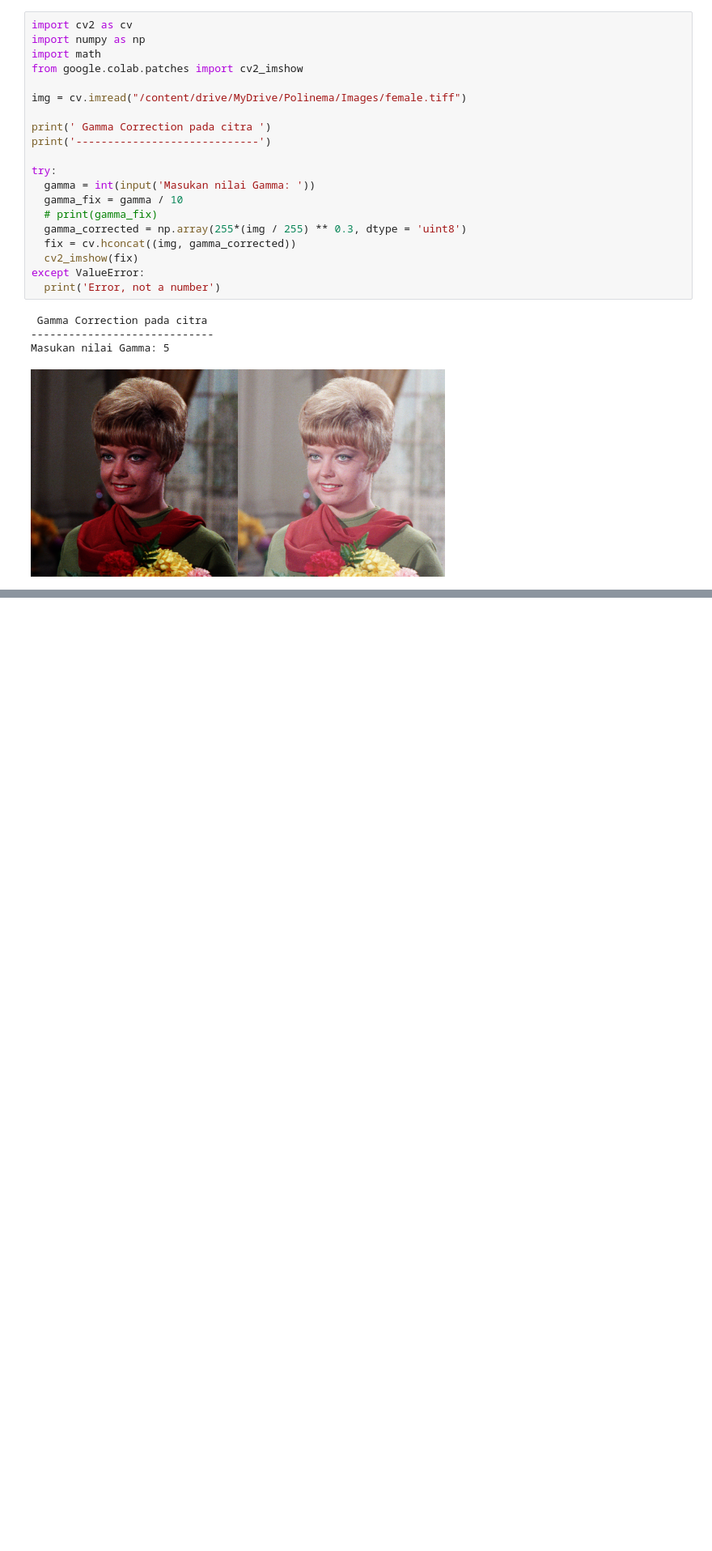
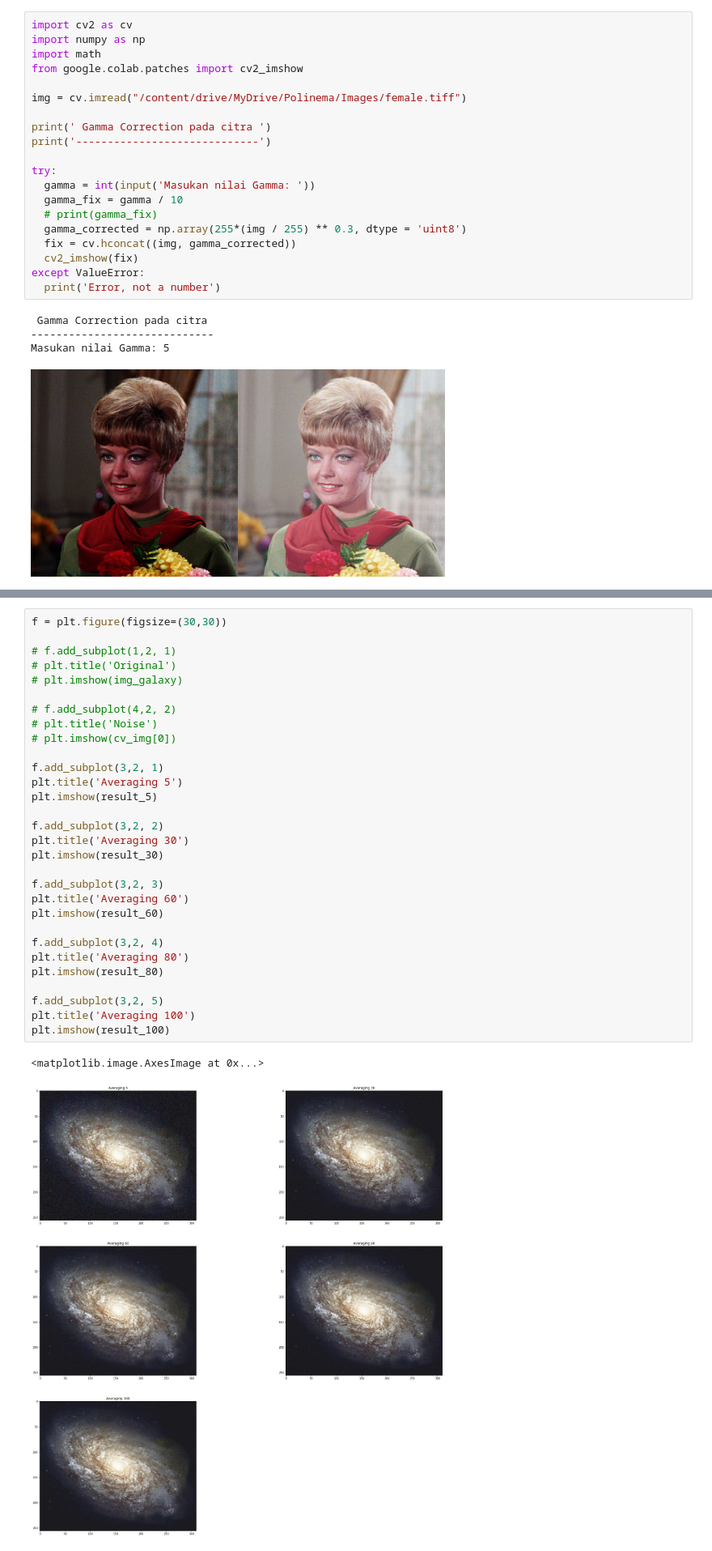
Before and after one commit to Nurfaidah636/PCVK_Genap_2021, a Jupyter notebook: Modul5.ipynb, the cells around one changed output, grey strips where cells are left out. Shown at 81% size. Saved outputs shown, nothing was run; the diff lists cells and outputs as text; blank space fills up the shorter version.

```diff
--- a/Modul5.ipynb
+++ b/Modul5.ipynb
@@ -27,0 +119,33 @@ Masukan nilai Gamma: 5
+# %%
+f = plt.figure(figsize=(30,30))
+
+# f.add_subplot(1,2, 1)
+# plt.title('Original')
+# plt.imshow(img_galaxy)
+
+# f.add_subplot(4,2, 2)
+# plt.title('Noise')
+# plt.imshow(cv_img[0])
+
+f.add_subplot(3,2, 1)
+plt.title('Averaging 5')
+plt.imshow(result_5)
+
+f.add_subplot(3,2, 2)
+plt.title('Averaging 30')
+plt.imshow(result_30)
+
+f.add_subplot(3,2, 3)
+plt.title('Averaging 60')
+plt.imshow(result_60)
+
+f.add_subplot(3,2, 4)
+plt.title('Averaging 80')
+plt.imshow(result_80)
+
+f.add_subplot(3,2, 5)
+plt.title('Averaging 100')
+plt.imshow(result_100)
+# %% [output]
+<matplotlib.image.AxesImage at 0x...>
+[figure, added]
```
Also changed, not shown: parts of 8 cells of this notebook.
